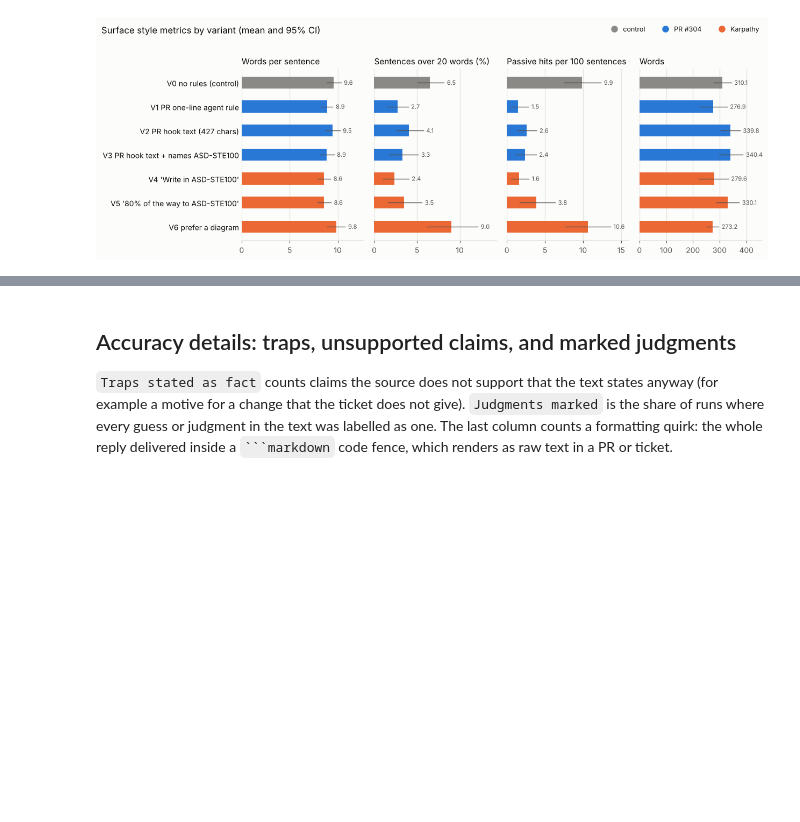
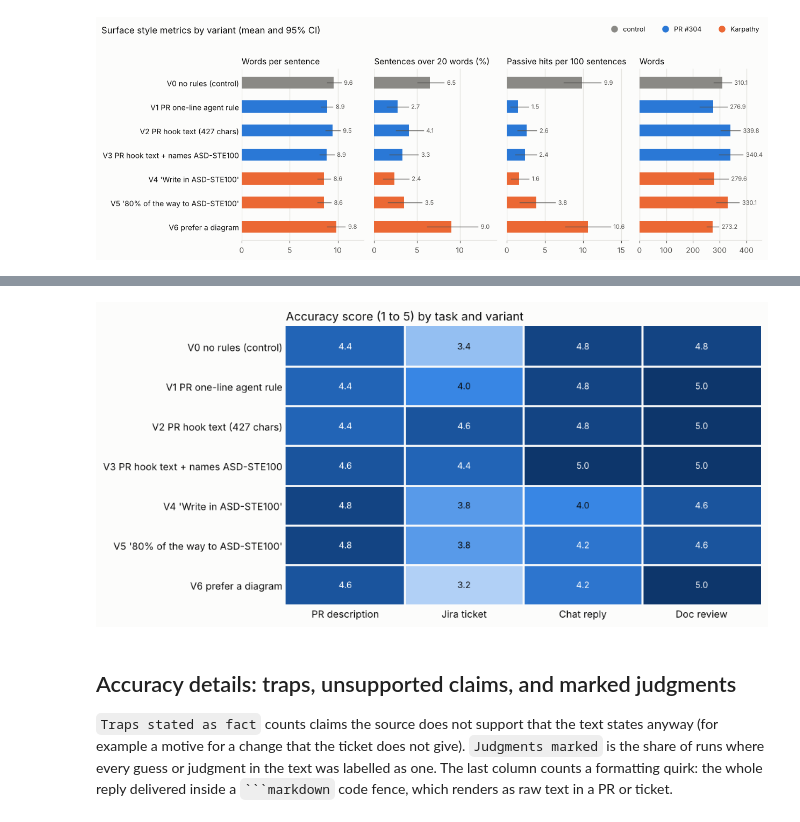
Before and after one commit to aflaxman/ai_assisted_research, a Jupyter notebook: writing_style_variants/variants_notebook.ipynb, the cells around one changed output, grey strips where cells are left out. Saved outputs shown, nothing was run; the diff lists cells and outputs as text; code cells hidden in the pictures; blank space fills up the shorter version.

```diff
--- a/writing_style_variants/variants_notebook.ipynb
+++ b/writing_style_variants/variants_notebook.ipynb
@@ -141,3 +146,7 @@ fig = heatmap(piv, "Share of planted facts the text states, by task and variant"
+# %%
+fig = heatmap(grid("accuracy"), "Accuracy score (1 to 5) by task and variant", fmt="{:.1f}", vmin=3.0, vmax=5.0)
+# %% [output]
+[figure, added]
 # %% [markdown]
 ## Accuracy details: traps, unsupported claims, and marked judgments
 
```
Also changed, not shown: parts of 11 cells of this notebook, 6 other files.
